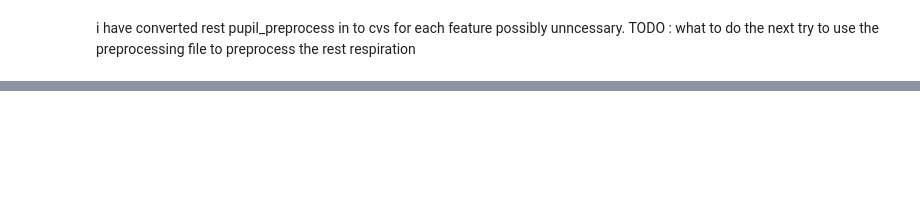
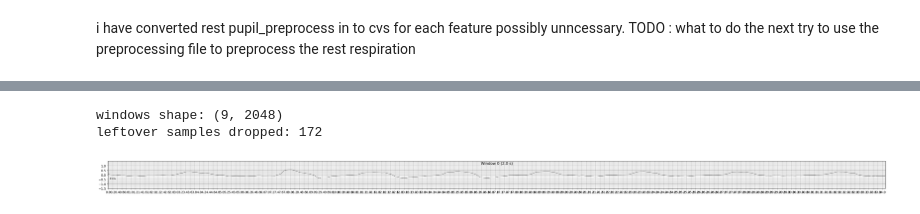
Before and after one commit to sssabere/Modeling_Breathing_Signals-, a Jupyter notebook: study1/Resting.ipynb, the cells around one changed output, grey strips where cells are left out. Drawn from its saved outputs; the diff is of its cells as text; code cells hidden in the pictures; blank space fills up the shorter version.

```diff
--- a/study1/Resting.ipynb
+++ b/study1/Resting.ipynb
@@ -225,0 +185,10 @@ SyntaxError: (unicode error) 'unicodeescape' codec can't decode bytes in positio
+# %%
+from pathlib import Path  # we have found all of the file form resting Respiration_ECG_Raw
+
+folder = Path(r"C:\Users\saber\thesis_second_try\data\Rest\Respiration_ECG_Raw")
+mat_files = sorted(folder.glob("*.mat"))
+
+print("Number of .mat files:", len(mat_files))
+print("all the files:")
+for f in mat_files:
+    print("  ", f.name)
@@ -225,0 +381,36 @@ SyntaxError: (unicode error) 'unicodeescape' codec can't decode bytes in positio
+# %%
+import numpy as np
+
+x = ecg_60_mv[0]      # 1D ECG signal (in mV)
+win_len = 2048
+
+# stride = win_len → no overlap
+starts = np.arange(0, len(x) - win_len + 1, win_len) # TODO: UNDERSTAND THIS BETTER !!
+
+windows = np.stack([x[s:s+win_len] for s in starts])
+
+print("windows shape:", windows.shape)   # should be (9, 2048)
+print("leftover samples dropped:", len(x) - len(starts)*win_len)
+# %% [output]
+windows shape: (9, 2048)
+leftover samples dropped: 172
+# %%
+import ecg_plot
+import matplotlib.pyplot as plt
+
+
+i = 0  # choose window index
+
+ecg_win = windows[i].reshape(1, -1)  # ecg_plot expects (leads, samples)
+
+ecg_plot.plot(
+    ecg_win,
+    sample_rate=60,
+    lead_index=["ECG"],
+    style="bw",
+    columns=1,
+    title=f"Window {i} ({ecg_win.shape[1]/fs:.1f} s)"
+)
+plt.show()
+# %% [output]
+[figure, added]
```
Also changed, not shown: parts of 25 cells of this notebook, 1 other file.
